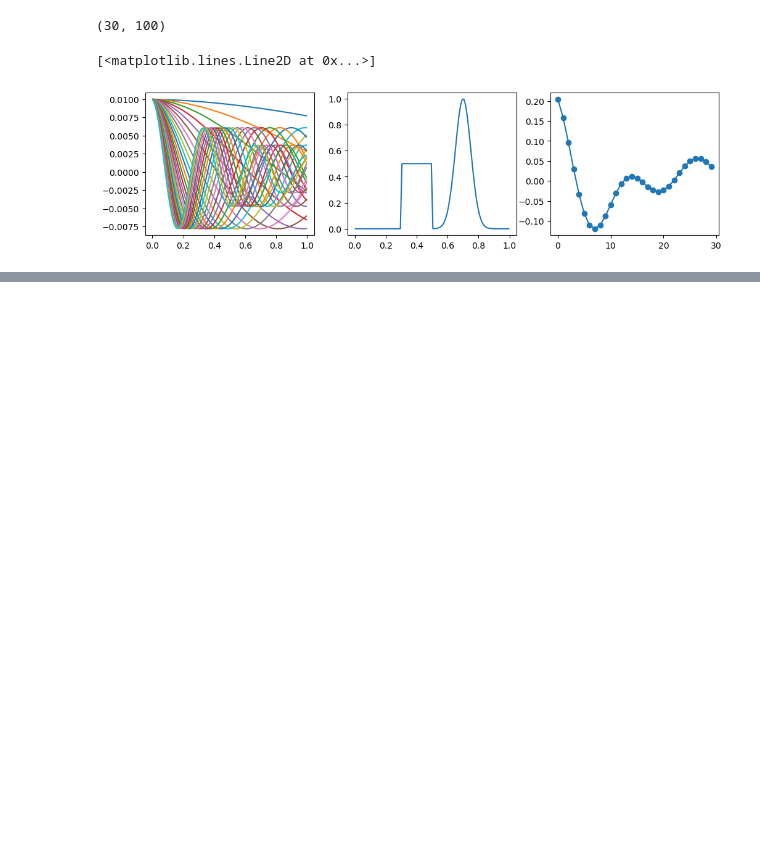
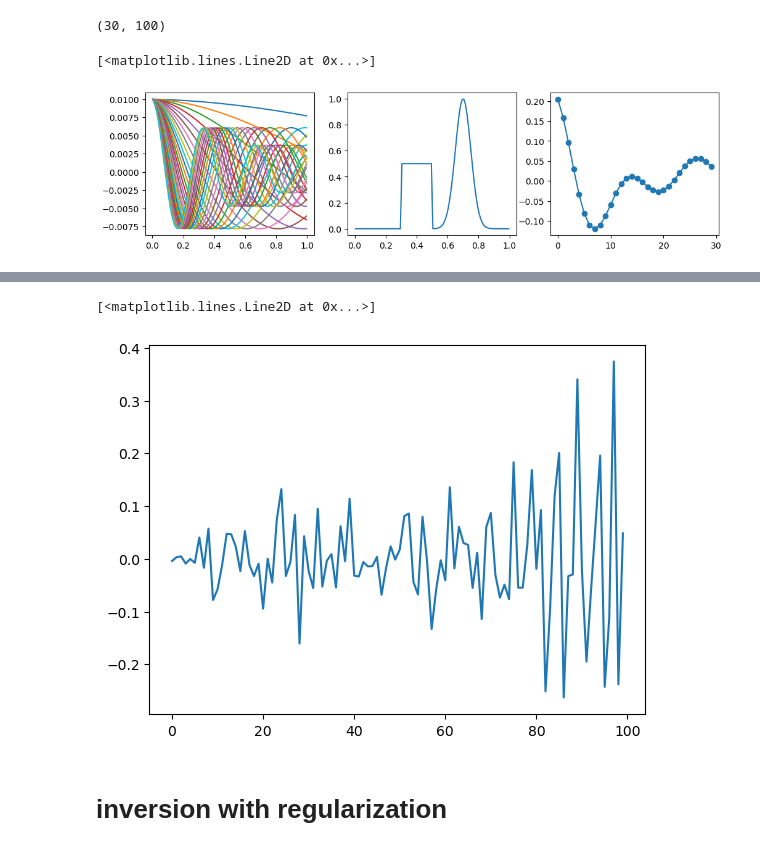
Before and after one commit to lheagy/eosc-454, a Jupyter notebook: lectures/linear-problem.ipynb, the cells around one changed output, grey strips where cells are left out. Saved outputs shown, nothing was run; the diff lists cells and outputs as text; code cells hidden in the pictures; blank space fills up the shorter version.

Commit message:
start of regularized inversion

```diff
--- a/lectures/linear-problem.ipynb
+++ b/lectures/linear-problem.ipynb
@@ -139,0 +185,7 @@ ax[2].plot(data, "-o")
+# %%
+plt.plot(eigvecs[:, -1])
+# %% [output]
+[<matplotlib.lines.Line2D at 0x...>]
+[figure, added]
+# %% [markdown]
+# inversion with regularization
```
Also changed, not shown: parts of 20 cells of this notebook.
